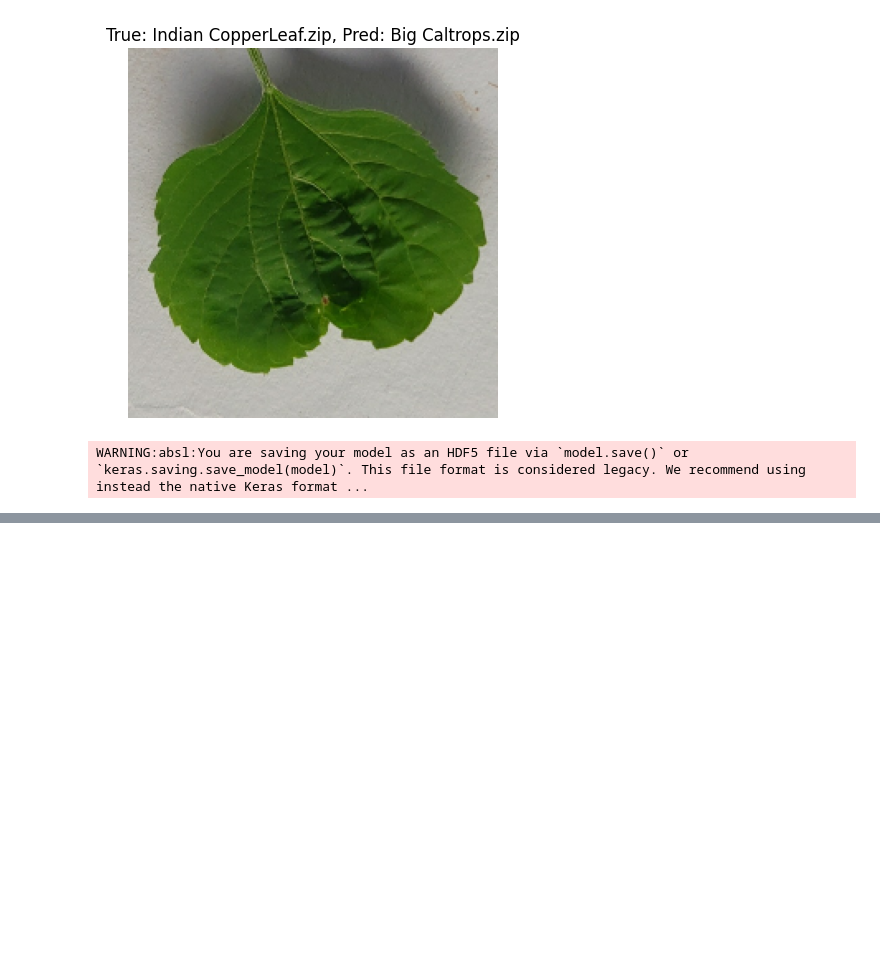
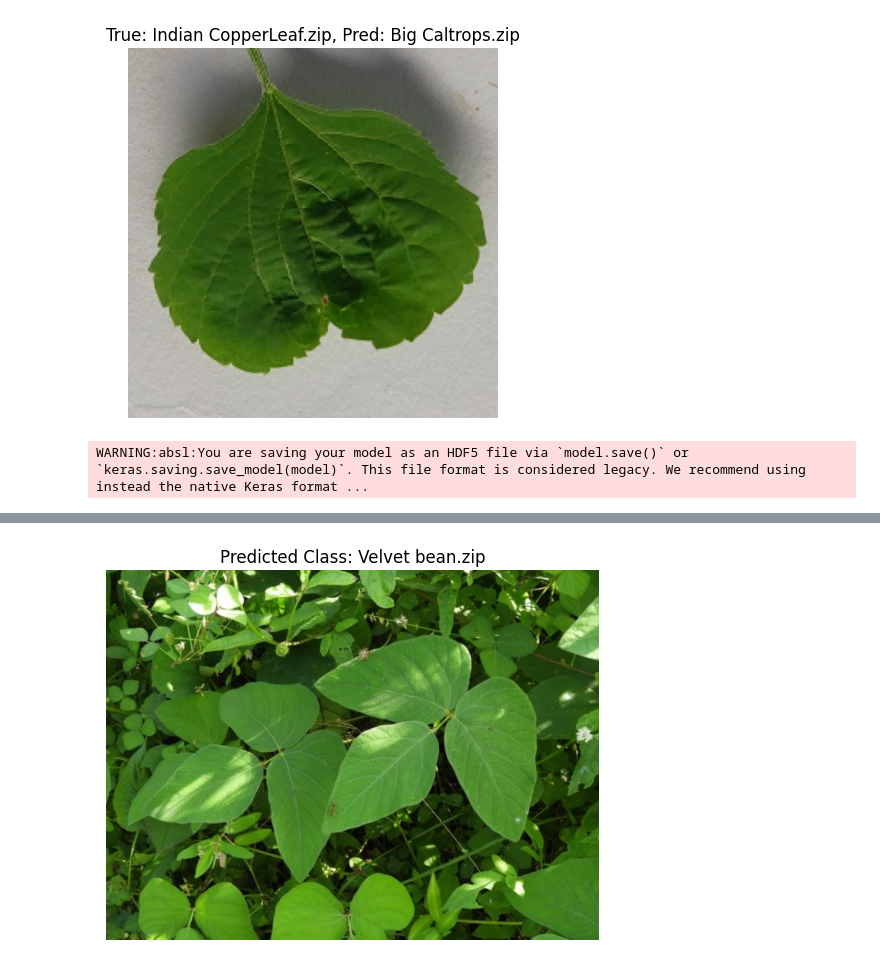
Before and after one commit to Ishini01/HerbVision, a Jupyter notebook: Implementation1.ipynb, the cells around one changed output, grey strips where cells are left out. Saved outputs shown, nothing was run; the diff lists cells and outputs as text; code cells hidden in the pictures; blank space fills up the shorter version.

```diff
--- a/Implementation1.ipynb
+++ b/Implementation1.ipynb
@@ -280,3 +280,7 @@ files.download("/content/mepco_leaf_model.h5")
 # %% [output]
 [interactive output not drawn]
 [interactive output not drawn]
+# %%
+from google.colab import files
+
+uploaded = files.upload()  # This will open a file picker
@@ -282,0 +290,19 @@ files.download("/content/mepco_leaf_model.h5")
+# %%
+from tensorflow.keras.preprocessing import image
+import numpy as np
+from PIL import Image
+
+# Replace 'my_leaf.jpg' with your uploaded filename
+img_path = list(uploaded.keys())[0]
+
+# Load the image
+img = Image.open(img_path)
+
+# Resize to the same size used for training
+img = img.resize((224, 224))
+
+# Convert to array and normalize
+img_array = np.array(img)/255.0
+
+# Add batch dimension (model expects shape: [1, 224, 224, 3])
+img_array = np.expand_dims(img_array, axis=0)
@@ -282,0 +330,9 @@ files.download("/content/mepco_leaf_model.h5")
+# %%
+import matplotlib.pyplot as plt
+
+plt.imshow(Image.open(img_path))
+plt.title(f"Predicted Class: {pred_class}")
+plt.axis("off")
+plt.show()
+# %% [output]
+[figure, added]
```
Also changed, not shown: parts of 3 cells of this notebook.
